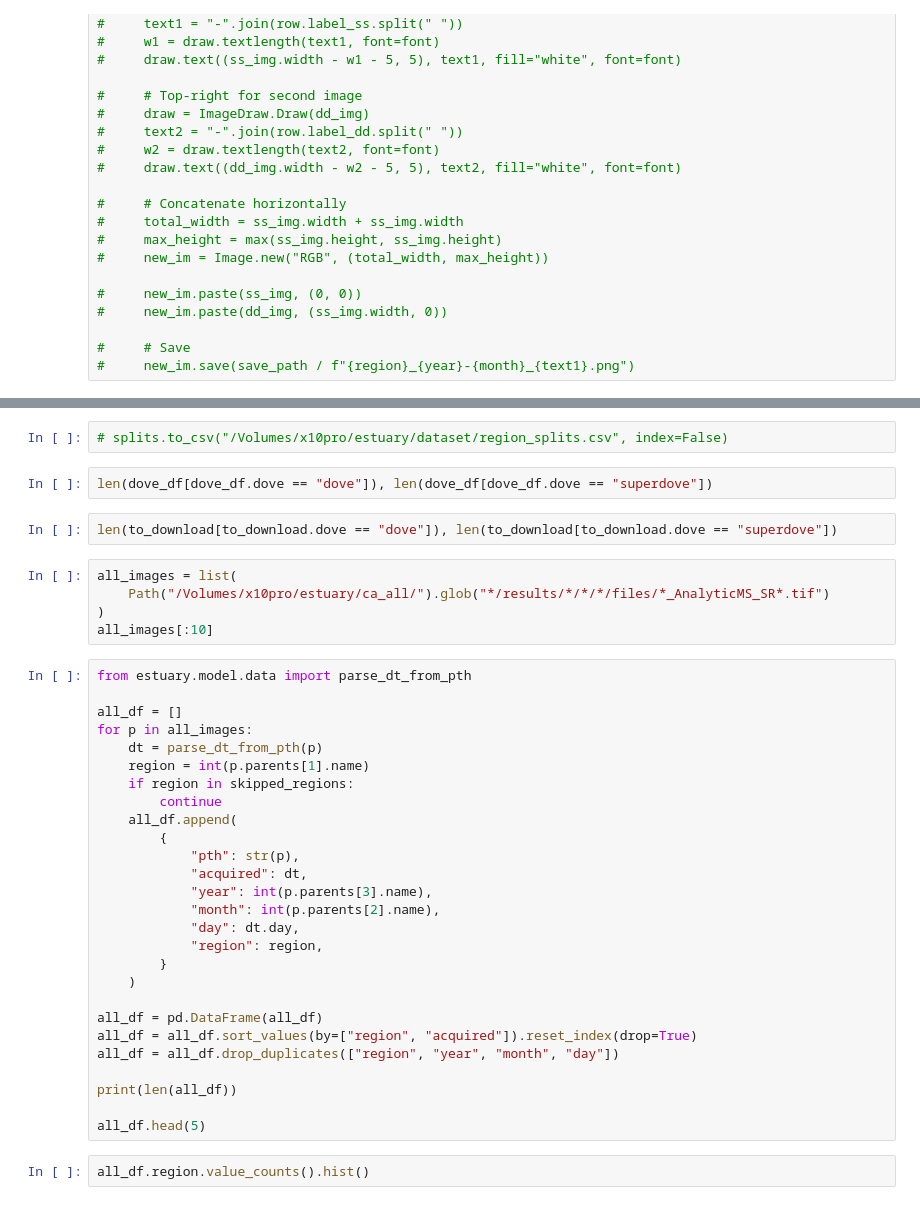
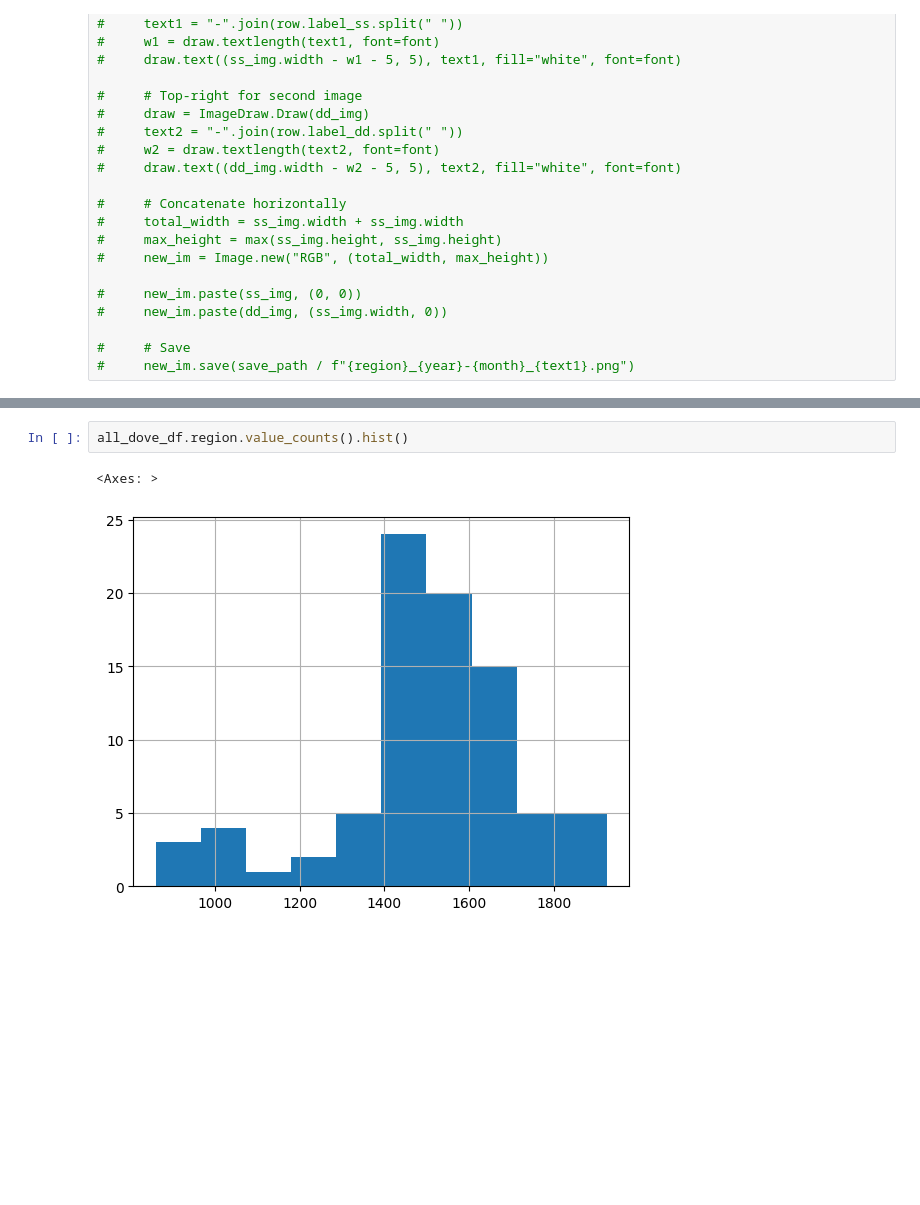
Before and after one commit to kyle-dorman/estuary, a Jupyter notebook: notebooks/ca_sites.ipynb, the cells around one changed output, grey strips where cells are left out. Saved outputs shown, nothing was run; the diff lists cells and outputs as text; blank space fills up the shorter version.

```diff
--- a/notebooks/ca_sites.ipynb
+++ b/notebooks/ca_sites.ipynb
@@ -611,41 +456,6 @@ splits
-# %%
-# splits.to_csv("/Volumes/x10pro/estuary/dataset/region_splits.csv", index=False)
-# %%
-len(dove_df[dove_df.dove == "dove"]), len(dove_df[dove_df.dove == "superdove"])
-# %%
-len(to_download[to_download.dove == "dove"]), len(to_download[to_download.dove == "superdove"])
-# %%
-all_images = list(
-    Path("/Volumes/x10pro/estuary/ca_all/").glob("*/results/*/*/*/files/*_AnalyticMS_SR*.tif")
-)
-all_images[:10]
-# %%
-from estuary.model.data import parse_dt_from_pth
-
-all_df = []
-for p in all_images:
-    dt = parse_dt_from_pth(p)
-    region = int(p.parents[1].name)
-    if region in skipped_regions:
-        continue
-    all_df.append(
-        {
-            "pth": str(p),
-            "acquired": dt,
-            "year": int(p.parents[3].name),
-            "month": int(p.parents[2].name),
-            "day": dt.day,
-            "region": region,
-        }
-    )
-
-all_df = pd.DataFrame(all_df)
-all_df = all_df.sort_values(by=["region", "acquired"]).reset_index(drop=True)
-all_df = all_df.drop_duplicates(["region", "year", "month", "day"])
-
-print(len(all_df))
-
-all_df.head(5)
 # %%
-all_df.region.value_counts().hist()
+all_dove_df.region.value_counts().hist()
+# %% [output]
+<Axes: >
+[figure, added]
 # %%
```
Also changed, not shown: parts of 56 cells of this notebook, 12 other files.
